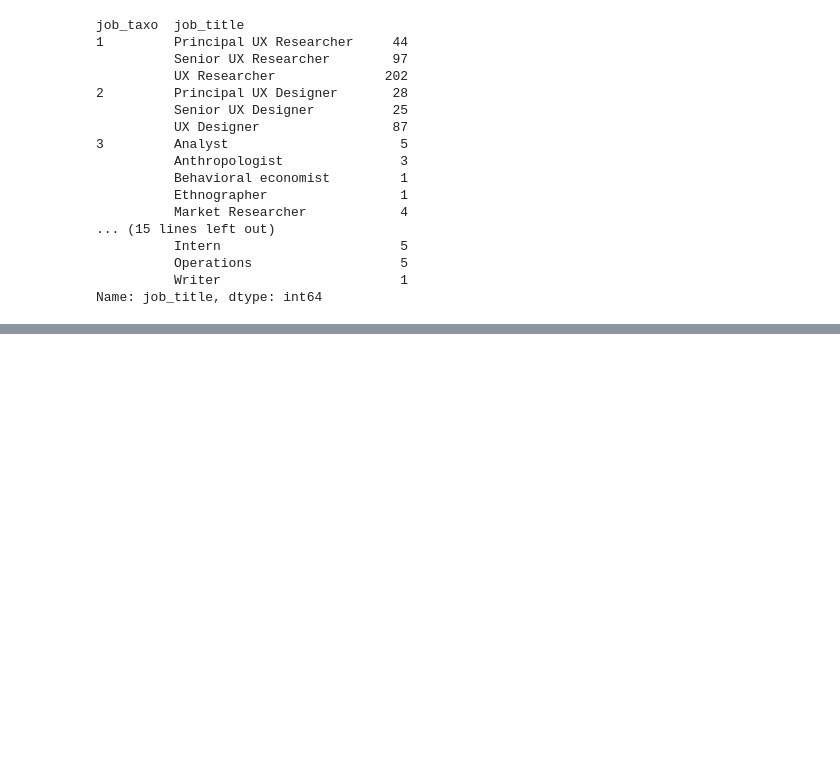
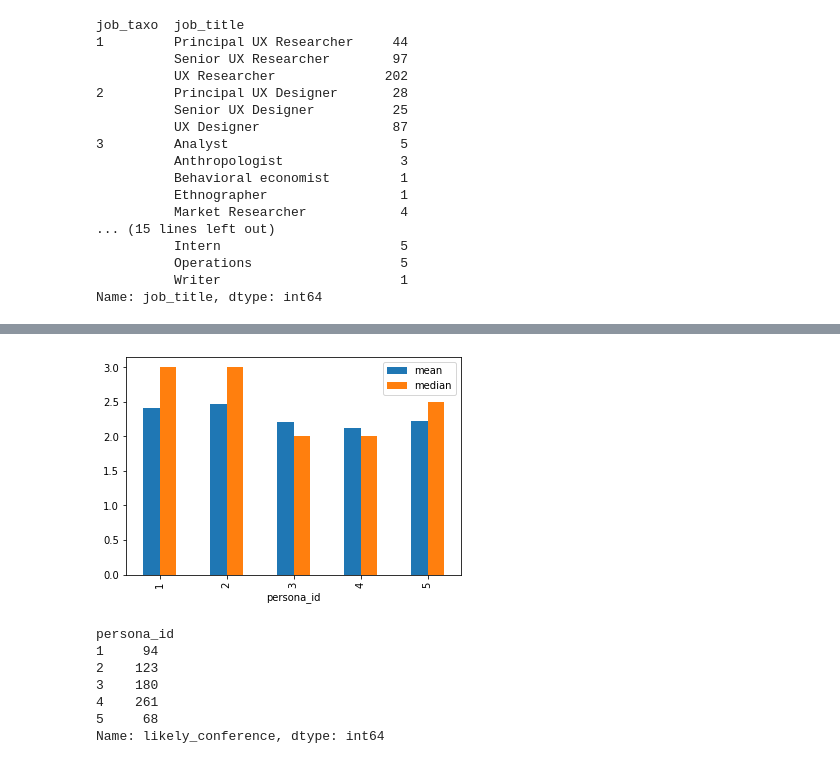
Before and after one commit to PersonaPredicta/Survey_Says..., a Jupyter notebook: dom/dom_nb.ipynb, the cells around one changed output, grey strips where cells are left out. Saved outputs shown, nothing was run; the diff lists cells and outputs as text; code cells hidden in the pictures; blank space fills up the shorter version.

```diff
--- a/dom/dom_nb.ipynb
+++ b/dom/dom_nb.ipynb
@@ -201,5 +202,14 @@ sns.heatmap(test.corr(), cmap = 'icefire_r')
 # %%
-train.groupby('persona_id').likely_conference.agg(['mean', 'median']).plot.bar()
+df.groupby('persona_id').likely_conference.agg(['mean', 'median']).plot.bar()
 plt.show()
-train.groupby('persona_id').likely_conference.count()
+df.groupby('persona_id').likely_conference.count()
+# %% [output]
+[figure, added]
+persona_id
+1     94
+2    123
+3    180
+4    261
+5     68
+Name: likely_conference, dtype: int64
 # %%
```
Also changed, not shown: parts of 23 cells of this notebook, 1 other file.
